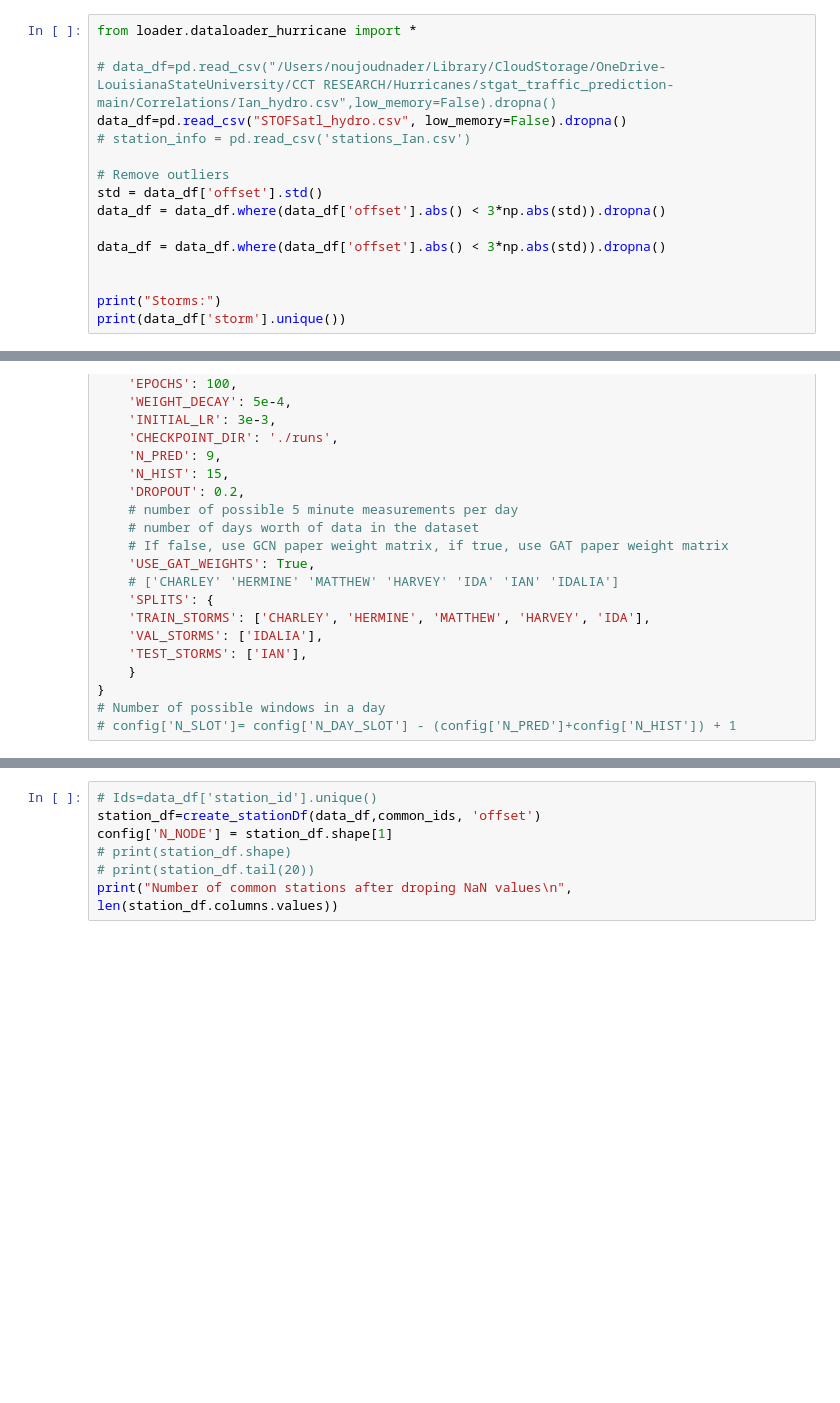
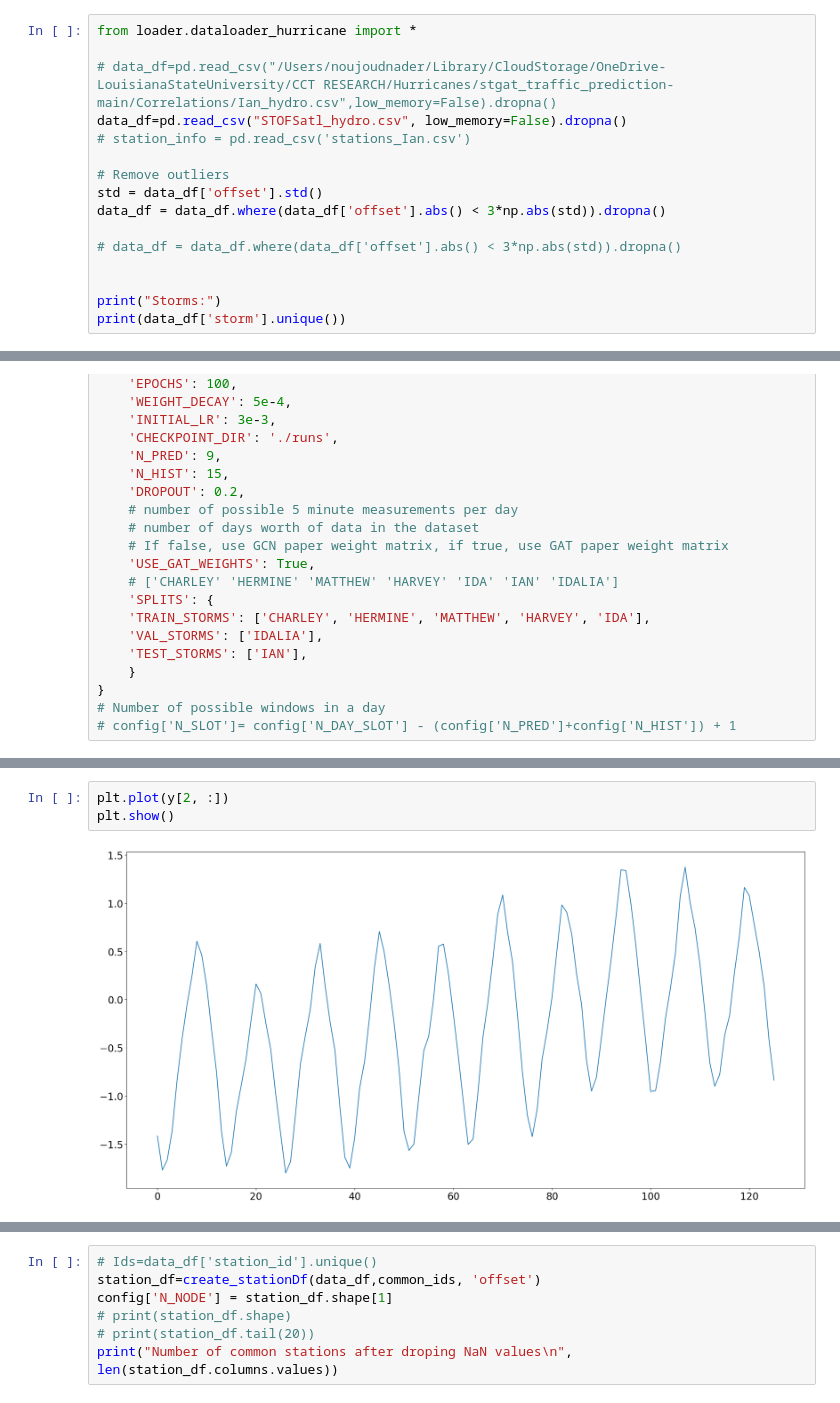
Before and after one commit to NoujoudNader/SormNet, a Jupyter notebook: main_test.ipynb, the cells around one changed output, grey strips where cells are left out. Saved outputs shown, nothing was run; the diff lists cells and outputs as text; blank space fills up the shorter version.

```diff
--- a/main_test.ipynb
+++ b/main_test.ipynb
@@ -17,7 +14,7 @@ data_df=pd.read_csv("STOFSatl_hydro.csv", low_memory=False).dropna()
 std = data_df['offset'].std()
 data_df = data_df.where(data_df['offset'].abs() < 3*np.abs(std)).dropna()
 
-data_df = data_df.where(data_df['offset'].abs() < 3*np.abs(std)).dropna()
+# data_df = data_df.where(data_df['offset'].abs() < 3*np.abs(std)).dropna()
 
 
 print("Storms:")
@@ -184,0 +291,5 @@ print(len(station_df_train.columns.values))
+# %%
+plt.plot(y[2, :])
+plt.show()
+# %% [output]
+[figure, added]
```
Also changed, not shown: parts of 9 cells of this notebook, 1 other file.
